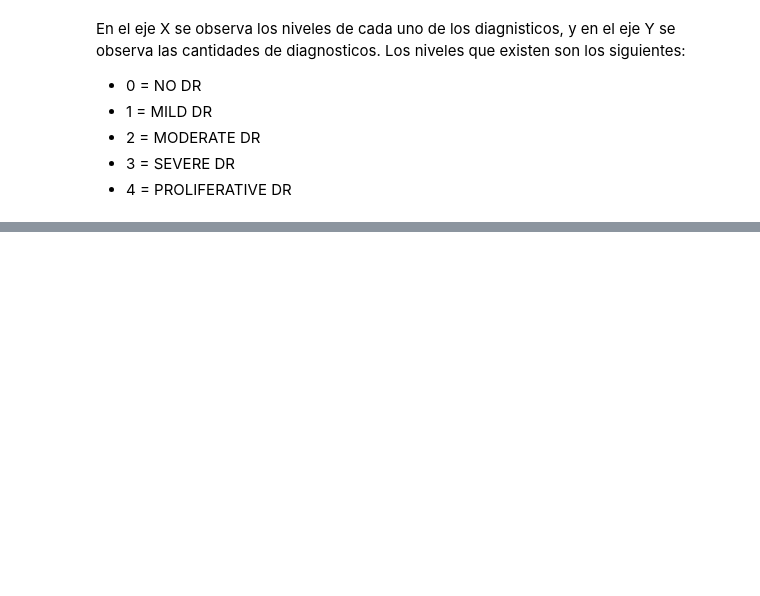
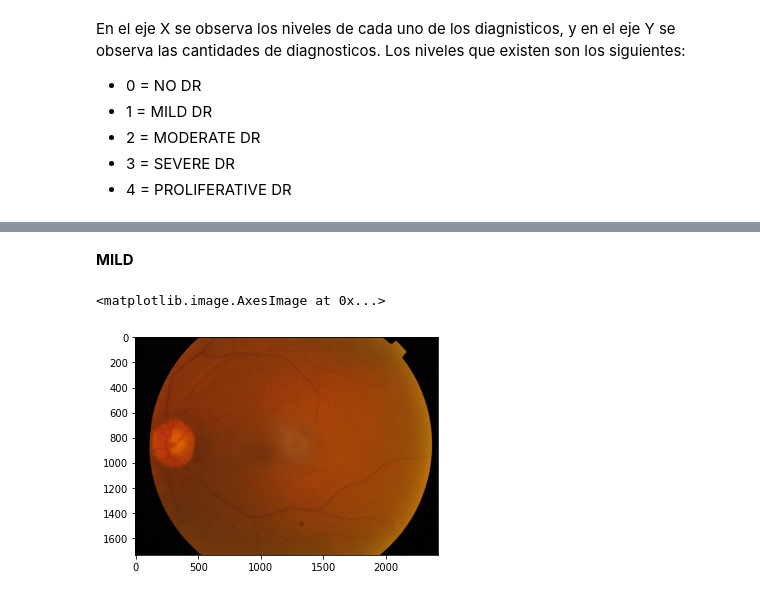
Before and after one commit to rmonzon98/Lab3-Reconocimiento-de-imagenes, a Jupyter notebook: Reconocimiento_Imagenes.ipynb, the cells around one changed output, grey strips where cells are left out. Saved outputs shown, nothing was run; the diff lists cells and outputs as text; code cells hidden in the pictures; blank space fills up the shorter version.

```diff
--- a/Reconocimiento_Imagenes.ipynb
+++ b/Reconocimiento_Imagenes.ipynb
@@ -88,0 +110,8 @@ print(train_shape)
+# %% [markdown]
+**MILD**
+# %%
+mild_one = Image.open(df_train[df_train['diagnosis']==1].iloc[0]['path'])
+plt.imshow(np.asarray(mild_one))
+# %% [output]
+<matplotlib.image.AxesImage at 0x...>
+[figure, added]
```
Also changed, not shown: parts of 33 cells of this notebook, 2 other files.
